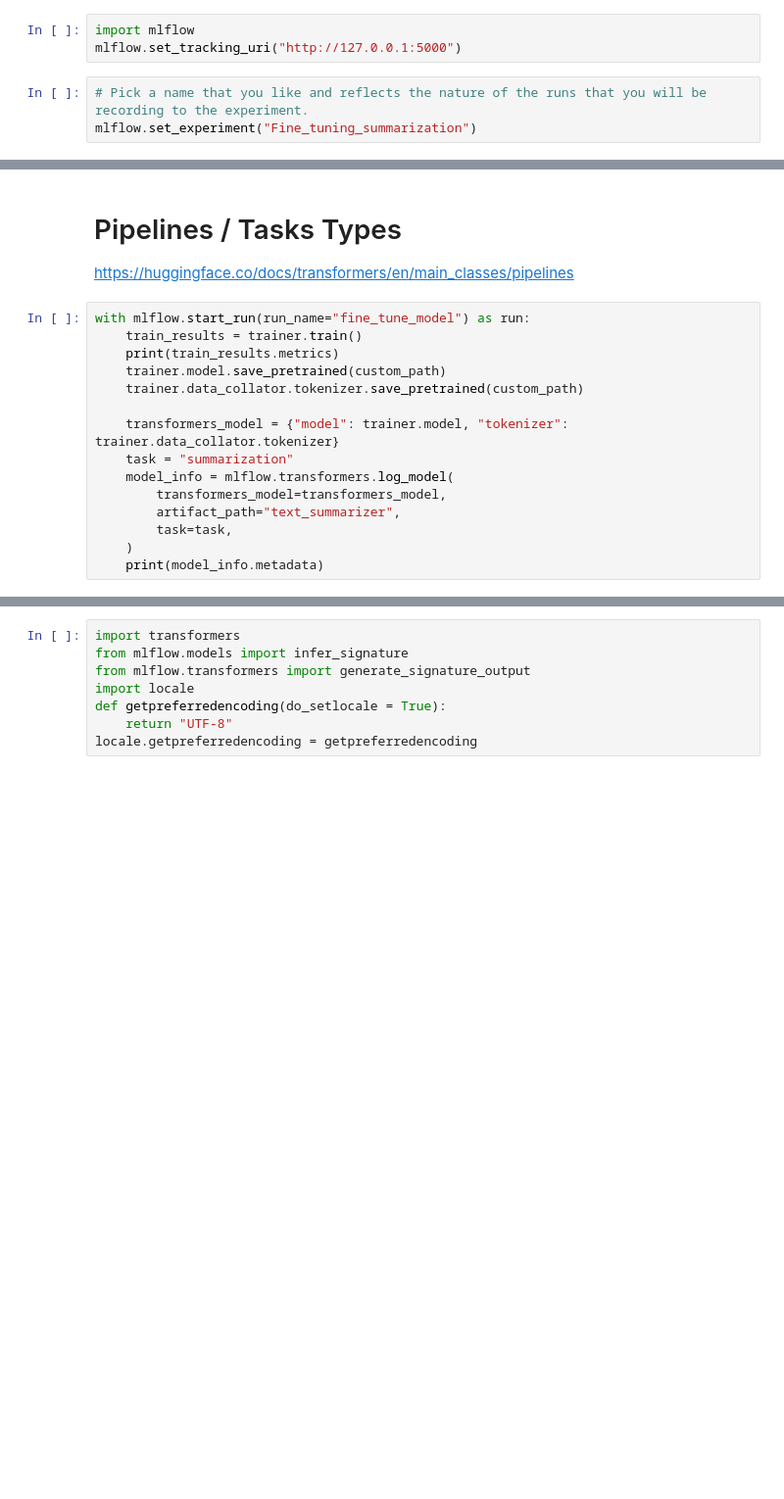
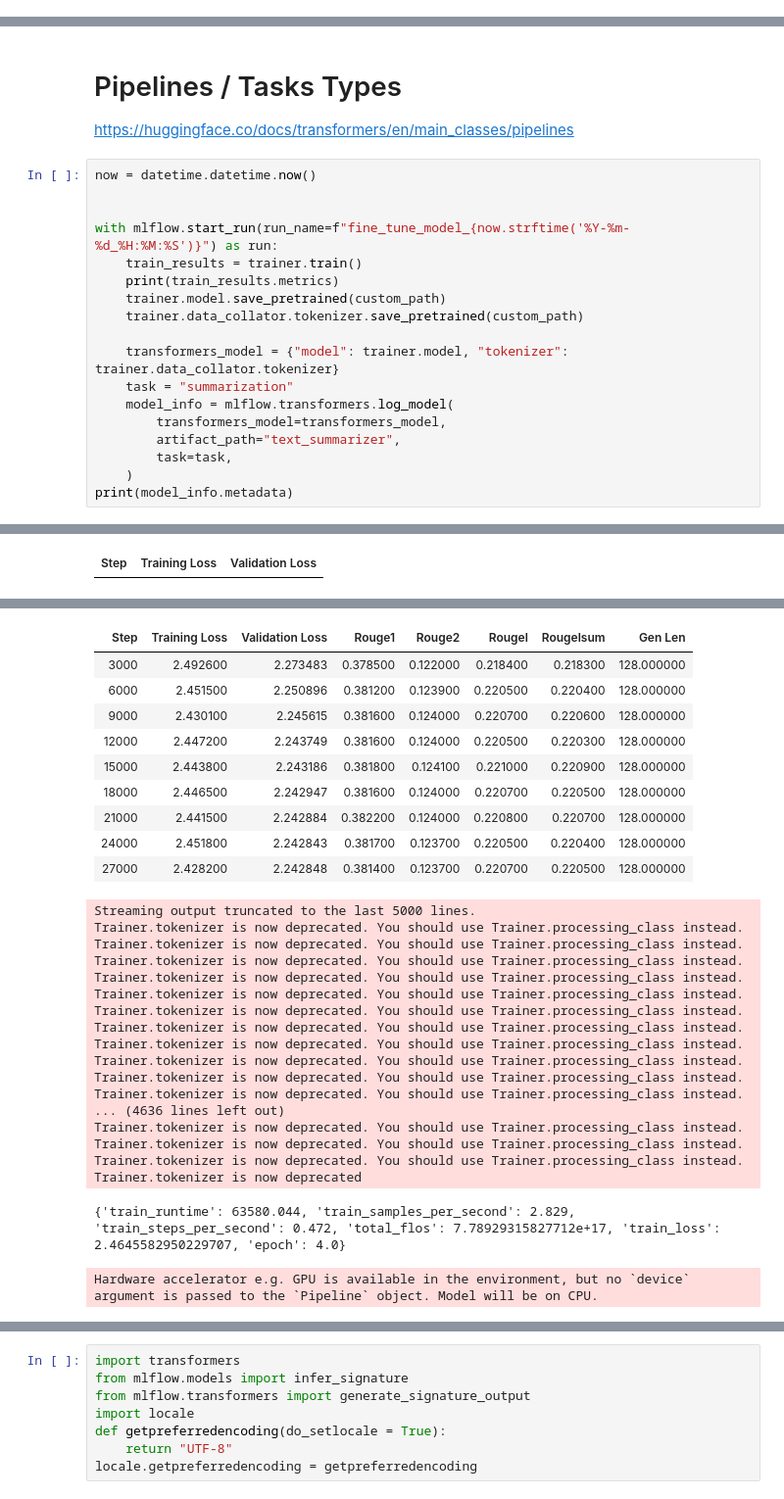
Before and after one commit to olonok69/LLM_Notebooks, a Jupyter notebook: mlflow/summarization/T5_large_Finetune_multi_news_summarization_mlflow.ipynb, the cells around one changed output, grey strips where cells are left out. Shown at 98% size. Drawn from its saved outputs; the diff is of its cells as text; blank space fills up the shorter version.

```diff
--- a/mlflow/summarization/T5_large_Finetune_multi_news_summarization_mlflow.ipynb
+++ b/mlflow/summarization/T5_large_Finetune_multi_news_summarization_mlflow.ipynb
@@ -271,9 +329,3 @@ from transformers import Seq2SeqTrainer, Seq2SeqTrainingArguments
 dataset_id = "multi_news"
 # Hugging Face repository id
 repository_id = f"{checkpoint.split('/')[1]}-{DATASET}"
-# %%
-import mlflow
-mlflow.set_tracking_uri("http://127.0.0.1:5000")
-# %%
-# Pick a name that you like and reflects the nature of the runs that you will be recording to the experiment.
-mlflow.set_experiment("Fine_tuning_summarization")
@@ -336,7 +391,10 @@ model.generation_config.min_new_tokens = 128
 # Pipelines / Tasks Types
 https://huggingface.co/docs/transformers/en/main_classes/pipelines
 # %%
-with mlflow.start_run(run_name="fine_tune_model") as run:
+now = datetime.datetime.now()
+
+
+with mlflow.start_run(run_name=f"fine_tune_model_{now.strftime('%Y-%m-%d_%H:%M:%S')}") as run:
     train_results = trainer.train()
     print(train_results.metrics)
     trainer.model.save_pretrained(custom_path)
@@ -349,5 +407,5 @@ with mlflow.start_run(run_name="fine_tune_model") as run:
         artifact_path="text_summarizer",
         task=task,
     )
-    print(model_info.metadata)
+print(model_info.metadata)
 # %% [output]
@@ -373,0 +414 @@ with mlflow.start_run(run_name="fine_tune_model") as run:
+| Step | Training Loss | Validation Loss |
@@ -376,0 +433,29 @@ None
+| Step | Training Loss | Validation Loss | Rouge1 | Rouge2 | Rougel | Rougelsum | Gen Len |
+| 3000 | 2.492600 | 2.273483 | 0.378500 | 0.122000 | 0.218400 | 0.218300 | 128.000000 |
+| 6000 | 2.451500 | 2.250896 | 0.381200 | 0.123900 | 0.220500 | 0.220400 | 128.000000 |
+| 9000 | 2.430100 | 2.245615 | 0.381600 | 0.124000 | 0.220700 | 0.220600 | 128.000000 |
+| 12000 | 2.447200 | 2.243749 | 0.381600 | 0.124000 | 0.220500 | 0.220300 | 128.000000 |
+| 15000 | 2.443800 | 2.243186 | 0.381800 | 0.124100 | 0.221000 | 0.220900 | 128.000000 |
+| 18000 | 2.446500 | 2.242947 | 0.381600 | 0.124000 | 0.220700 | 0.220500 | 128.000000 |
+| 21000 | 2.441500 | 2.242884 | 0.382200 | 0.124000 | 0.220800 | 0.220700 | 128.000000 |
+| 24000 | 2.451800 | 2.242843 | 0.381700 | 0.123700 | 0.220500 | 0.220400 | 128.000000 |
+| 27000 | 2.428200 | 2.242848 | 0.381400 | 0.123700 | 0.220700 | 0.220500 | 128.000000 |
+Streaming output truncated to the last 5000 lines.
+Trainer.tokenizer is now deprecated. You should use Trainer.processing_class instead.
+Trainer.tokenizer is now deprecated. You should use Trainer.processing_class instead.
+Trainer.tokenizer is now deprecated. You should use Trainer.processing_class instead.
+Trainer.tokenizer is now deprecated. You should use Trainer.processing_class instead.
+Trainer.tokenizer is now deprecated. You should use Trainer.processing_class instead.
+Trainer.tokenizer is now deprecated. You should use Trainer.processing_class instead.
+Trainer.tokenizer is now deprecated. You should use Trainer.processing_class instead.
+Trainer.tokenizer is now deprecated. You should use Trainer.processing_class instead.
+Trainer.tokenizer is now deprecated. You should use Trainer.processing_class instead.
+Trainer.tokenizer is now deprecated. You should use Trainer.processing_class instead.
+Trainer.tokenizer is now deprecated. You should use Trainer.processing_class instead.
+... (4636 lines left out)
+Trainer.tokenizer is now deprecated. You should use Trainer.processing_class instead.
+Trainer.tokenizer is now deprecated. You should use Trainer.processing_class instead.
+Trainer.tokenizer is now deprecated. You should use Trainer.processing_class instead.
+Trainer.tokenizer is now deprecated
+{'train_runtime': 63580.044, 'train_samples_per_second': 2.829, 'train_steps_per_second': 0.472, 'total_flos': 7.78929315827712e+17, 'train_loss': 2.4645582950229707, 'epoch': 4.0}
+Hardware accelerator e.g. GPU is available in the environment, but no `device` argument is passed to the `Pipeline` object. Model will be on CPU.
```
Also changed, not shown: parts of 53 cells of this notebook.
